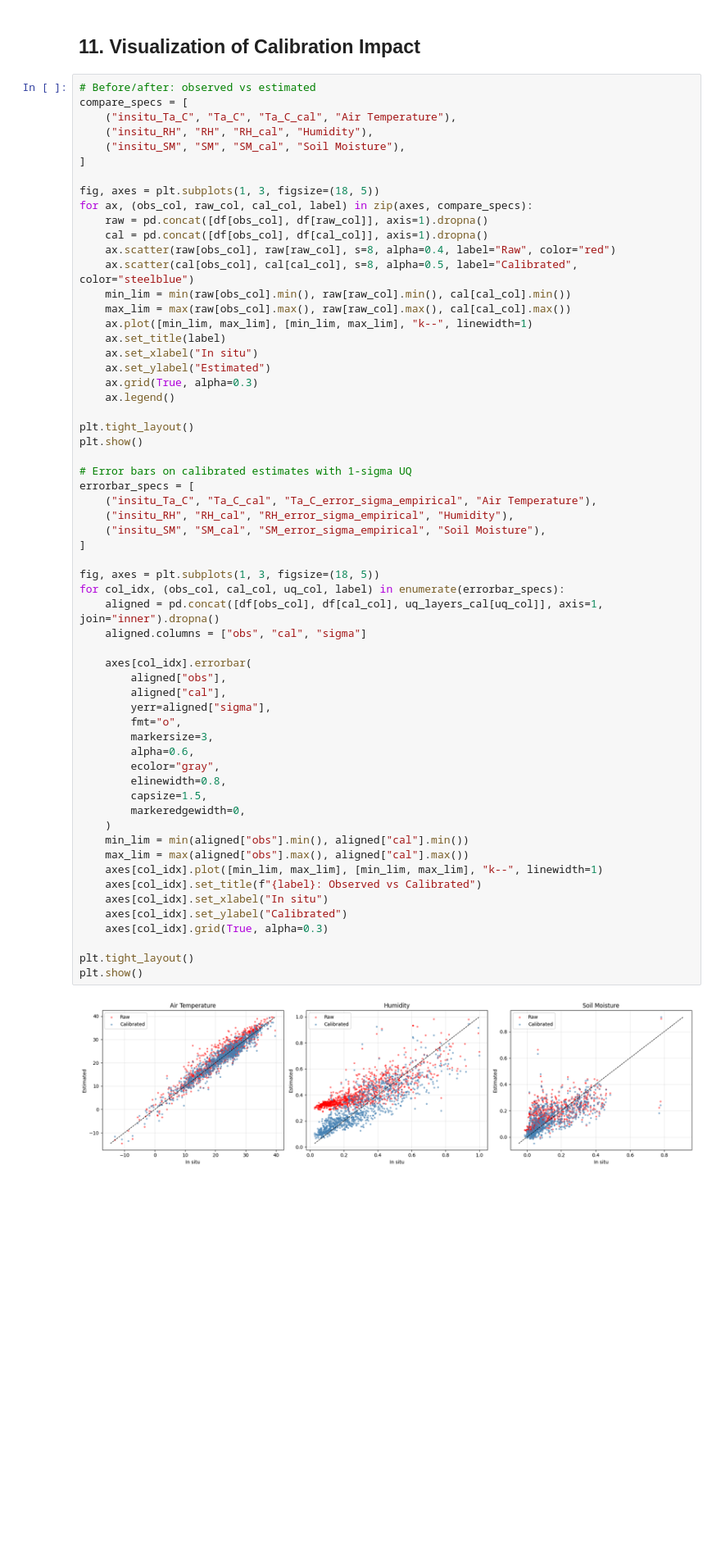
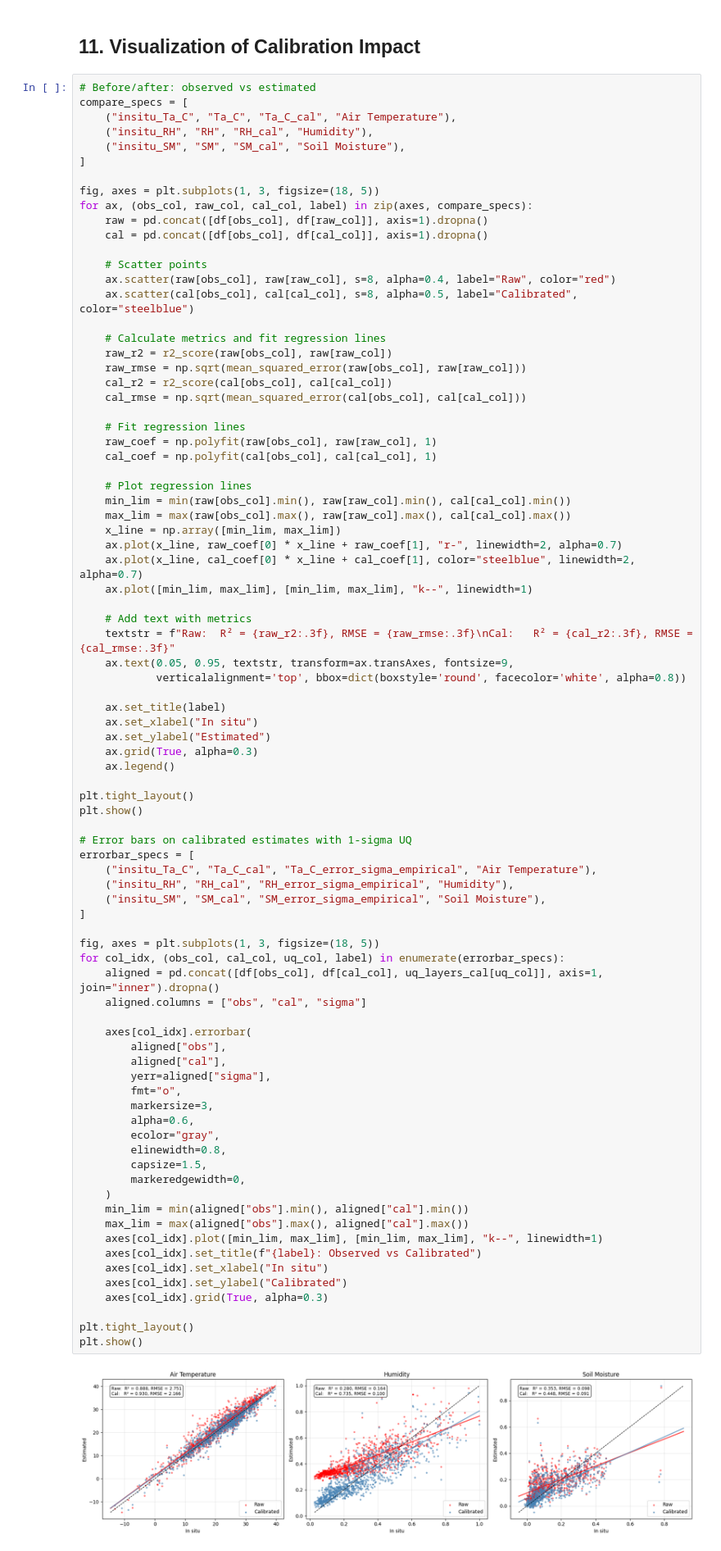
Before and after one commit to gregory-halverson-jpl/JET3, a Jupyter notebook: notebooks/Meteorology Calibration.ipynb, the cells around one changed output. Shown at 82% size. Saved outputs shown, nothing was run; the diff lists cells and outputs as text; blank space fills up the shorter version.

Commit message:
raw and calibrated regression lines

```diff
--- a/notebooks/Meteorology Calibration.ipynb
+++ b/notebooks/Meteorology Calibration.ipynb
@@ -418,11 +418,34 @@ fig, axes = plt.subplots(1, 3, figsize=(18, 5))
 for ax, (obs_col, raw_col, cal_col, label) in zip(axes, compare_specs):
     raw = pd.concat([df[obs_col], df[raw_col]], axis=1).dropna()
     cal = pd.concat([df[obs_col], df[cal_col]], axis=1).dropna()
+
+    # Scatter points
     ax.scatter(raw[obs_col], raw[raw_col], s=8, alpha=0.4, label="Raw", color="red")
     ax.scatter(cal[obs_col], cal[cal_col], s=8, alpha=0.5, label="Calibrated", color="steelblue")
+
+    # Calculate metrics and fit regression lines
+    raw_r2 = r2_score(raw[obs_col], raw[raw_col])
+    raw_rmse = np.sqrt(mean_squared_error(raw[obs_col], raw[raw_col]))
+    cal_r2 = r2_score(cal[obs_col], cal[cal_col])
+    cal_rmse = np.sqrt(mean_squared_error(cal[obs_col], cal[cal_col]))
+
+    # Fit regression lines
+    raw_coef = np.polyfit(raw[obs_col], raw[raw_col], 1)
+    cal_coef = np.polyfit(cal[obs_col], cal[cal_col], 1)
+
+    # Plot regression lines
     min_lim = min(raw[obs_col].min(), raw[raw_col].min(), cal[cal_col].min())
     max_lim = max(raw[obs_col].max(), raw[raw_col].max(), cal[cal_col].max())
+    x_line = np.array([min_lim, max_lim])
+    ax.plot(x_line, raw_coef[0] * x_line + raw_coef[1], "r-", linewidth=2, alpha=0.7)
+    ax.plot(x_line, cal_coef[0] * x_line + cal_coef[1], color="steelblue", linewidth=2, alpha=0.7)
     ax.plot([min_lim, max_lim], [min_lim, max_lim], "k--", linewidth=1)
+
+    # Add text with metrics
+    textstr = f"Raw:  R² = {raw_r2:.3f}, RMSE = {raw_rmse:.3f}\nCal:   R² = {cal_r2:.3f}, RMSE = {cal_rmse:.3f}"
+    ax.text(0.05, 0.95, textstr, transform=ax.transAxes, fontsize=9,
+            verticalalignment='top', bbox=dict(boxstyle='round', facecolor='white', alpha=0.8))
+
     ax.set_title(label)
     ax.set_xlabel("In situ")
     ax.set_ylabel("Estimated")
@@ -440,32 +463,32 @@ errorbar_specs = [
 ]
 
 fig, axes = plt.subplots(1, 3, figsize=(18, 5))
 for col_idx, (obs_col, cal_col, uq_col, label) in enumerate(errorbar_specs):
     aligned = pd.concat([df[obs_col], df[cal_col], uq_layers_cal[uq_col]], axis=1, join="inner").dropna()
     aligned.columns = ["obs", "cal", "sigma"]
 
     axes[col_idx].errorbar(
         aligned["obs"],
         aligned["cal"],
         yerr=aligned["sigma"],
         fmt="o",
         markersize=3,
         alpha=0.6,
         ecolor="gray",
         elinewidth=0.8,
         capsize=1.5,
         markeredgewidth=0,
     )
     min_lim = min(aligned["obs"].min(), aligned["cal"].min())
     max_lim = max(aligned["obs"].max(), aligned["cal"].max())
     axes[col_idx].plot([min_lim, max_lim], [min_lim, max_lim], "k--", linewidth=1)
     axes[col_idx].set_title(f"{label}: Observed vs Calibrated")
     axes[col_idx].set_xlabel("In situ")
     axes[col_idx].set_ylabel("Calibrated")
     axes[col_idx].grid(True, alpha=0.3)
 
 plt.tight_layout()
 plt.show()
 # %% [output]
-[figure, old version]
+[figure, new version]
 [figure]
```
